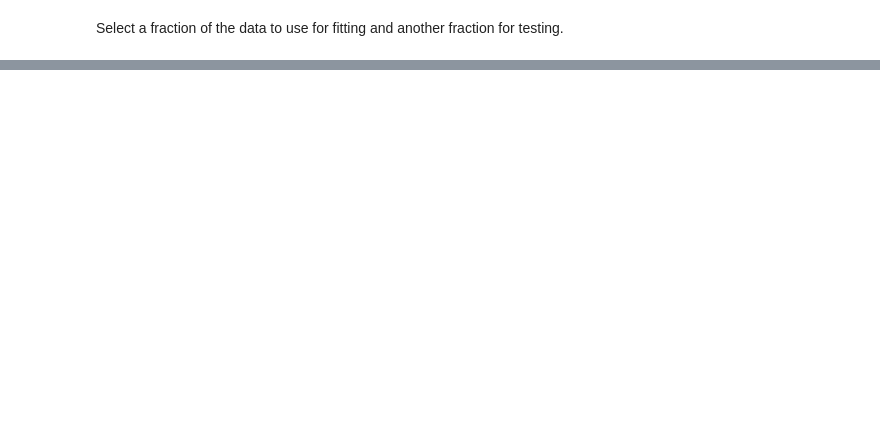
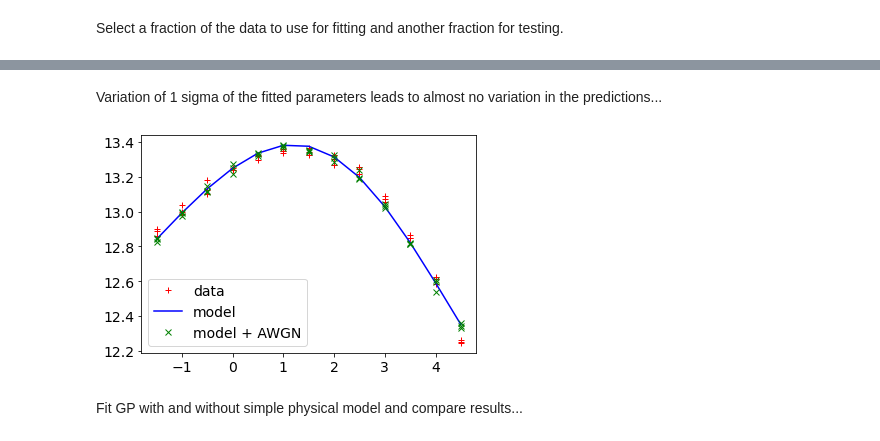
Before and after one commit to joshnevin/physics_enhanced_GPs, a Jupyter notebook: simple_model_enhanced_GPs.ipynb, the cells around one changed output, grey strips where cells are left out. Drawn from its saved outputs; the diff is of its cells as text; code cells hidden in the pictures; blank space fills up the shorter version.

```diff
--- a/simple_model_enhanced_GPs.ipynb
+++ b/simple_model_enhanced_GPs.ipynb
@@ -113,0 +104,12 @@ array([1., 1., 1., 1.])
+# %% [markdown]
+Variation of 1 sigma of the fitted parameters leads to almost no variation in the predictions...
+# %%
+plt.plot(pch, snr, 'r+', label='data')
+plt.plot(pch, snr_sim, 'b-', label='model')
+plt.plot(pch, snr_sim_noise, 'gx', label='model + AWGN')
+plt.legend()
+plt.show()
+# %% [output]
+[figure, added]
+# %% [markdown]
+Fit GP with and without simple physical model and compare results...
```
Also changed, not shown: parts of 25 cells of this notebook, 1 other file.
